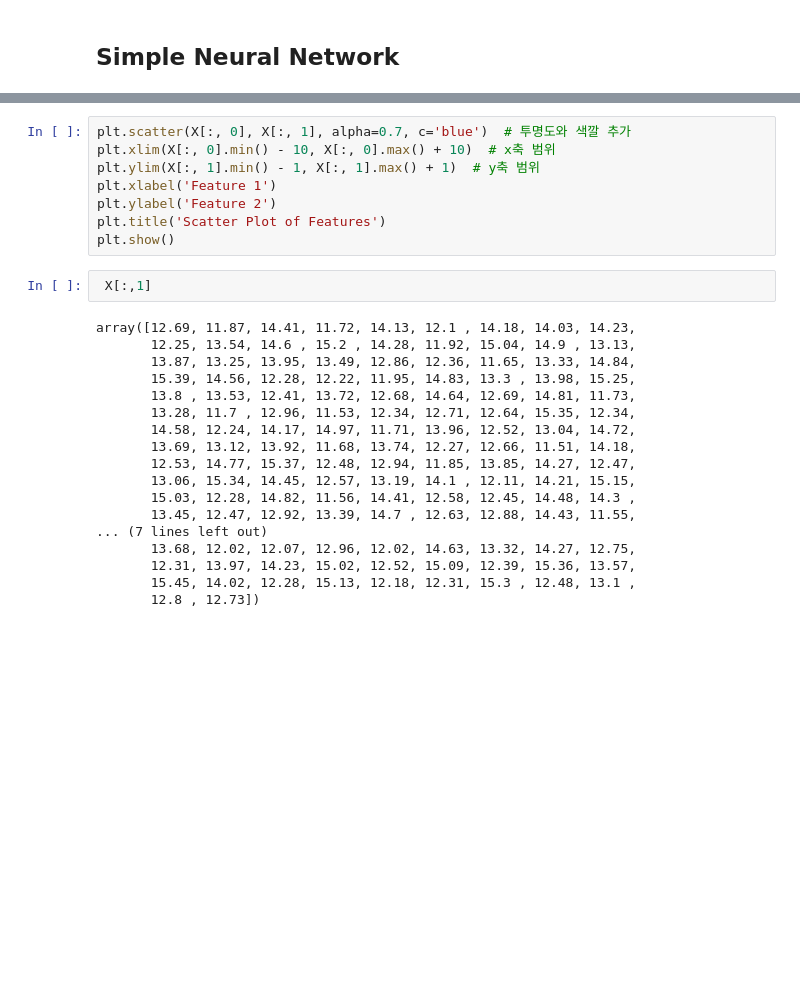
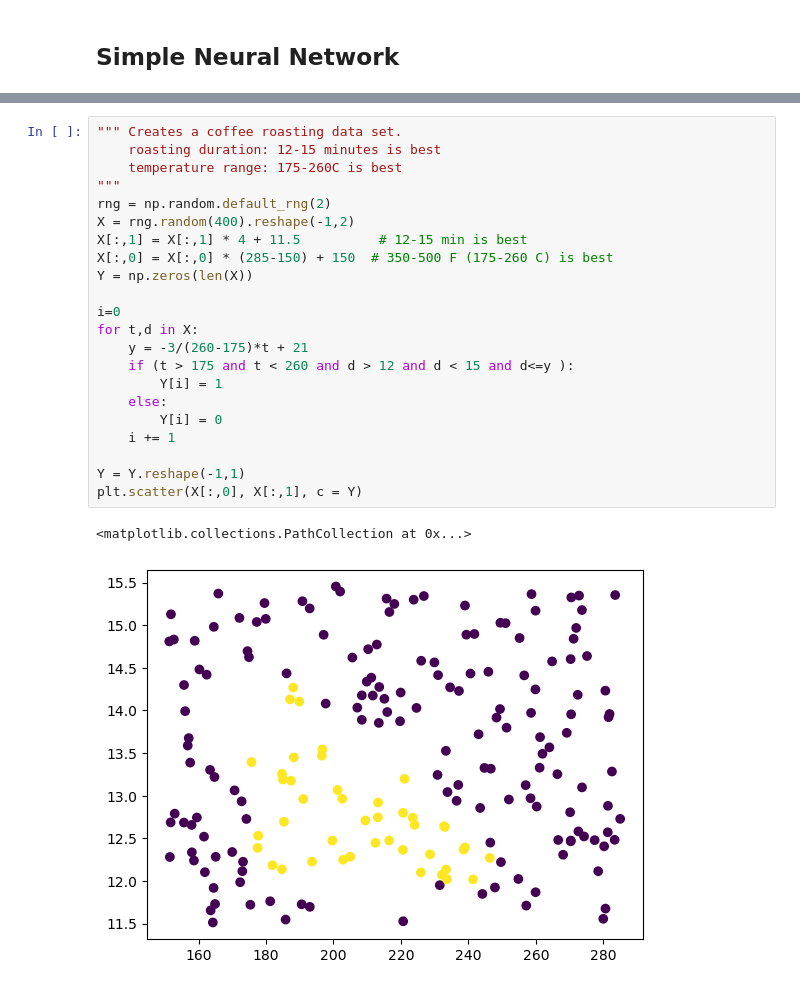
Before and after one commit to jaehyuk1109/Machine-Learning, a Jupyter notebook: Advanced_ML/TensorFlow.ipynb, the cells around one changed output, grey strips where cells are left out. Drawn from its saved outputs; the diff is of its cells as text; blank space fills up the shorter version.

```diff
--- a/Advanced_ML/TensorFlow.ipynb
+++ b/Advanced_ML/TensorFlow.ipynb
@@ -415,28 +9,25 @@ plt.show()
-# %%
-plt.scatter(X[:, 0], X[:, 1], alpha=0.7, c='blue')  # 투명도와 색깔 추가
-plt.xlim(X[:, 0].min() - 10, X[:, 0].max() + 10)  # x축 범위
-plt.ylim(X[:, 1].min() - 1, X[:, 1].max() + 1)  # y축 범위
-plt.xlabel('Feature 1')
-plt.ylabel('Feature 2')
-plt.title('Scatter Plot of Features')
-plt.show()
-# %%
- X[:,1]
-# %% [output]
-array([12.69, 11.87, 14.41, 11.72, 14.13, 12.1 , 14.18, 14.03, 14.23,
-       12.25, 13.54, 14.6 , 15.2 , 14.28, 11.92, 15.04, 14.9 , 13.13,
-       13.87, 13.25, 13.95, 13.49, 12.86, 12.36, 11.65, 13.33, 14.84,
-       15.39, 14.56, 12.28, 12.22, 11.95, 14.83, 13.3 , 13.98, 15.25,
-       13.8 , 13.53, 12.41, 13.72, 12.68, 14.64, 12.69, 14.81, 11.73,
-       13.28, 11.7 , 12.96, 11.53, 12.34, 12.71, 12.64, 15.35, 12.34,
-       14.58, 12.24, 14.17, 14.97, 11.71, 13.96, 12.52, 13.04, 14.72,
-       13.69, 13.12, 13.92, 11.68, 13.74, 12.27, 12.66, 11.51, 14.18,
-       12.53, 14.77, 15.37, 12.48, 12.94, 11.85, 13.85, 14.27, 12.47,
-       13.06, 15.34, 14.45, 12.57, 13.19, 14.1 , 12.11, 14.21, 15.15,
-       15.03, 12.28, 14.82, 11.56, 14.41, 12.58, 12.45, 14.48, 14.3 ,
-       13.45, 12.47, 12.92, 13.39, 14.7 , 12.63, 12.88, 14.43, 11.55,
-... (7 lines left out)
-       13.68, 12.02, 12.07, 12.96, 12.02, 14.63, 13.32, 14.27, 12.75,
-       12.31, 13.97, 14.23, 15.02, 12.52, 15.09, 12.39, 15.36, 13.57,
-       15.45, 14.02, 12.28, 15.13, 12.18, 12.31, 15.3 , 12.48, 13.1 ,
-       12.8 , 12.73])
+# %%
+""" Creates a coffee roasting data set.
+    roasting duration: 12-15 minutes is best
+    temperature range: 175-260C is best
+"""
+rng = np.random.default_rng(2)
+X = rng.random(400).reshape(-1,2)
+X[:,1] = X[:,1] * 4 + 11.5          # 12-15 min is best
+X[:,0] = X[:,0] * (285-150) + 150  # 350-500 F (175-260 C) is best
+Y = np.zeros(len(X))
+
+i=0
+for t,d in X:
+    y = -3/(260-175)*t + 21
+    if (t > 175 and t < 260 and d > 12 and d < 15 and d<=y ):
+        Y[i] = 1
+    else:
+        Y[i] = 0
+    i += 1
+
+Y = Y.reshape(-1,1)
+plt.scatter(X[:,0], X[:,1], c = Y)
+# %% [output]
+<matplotlib.collections.PathCollection at 0x...>
+[figure, added]
```
Also changed, not shown: parts of 9 cells of this notebook.
